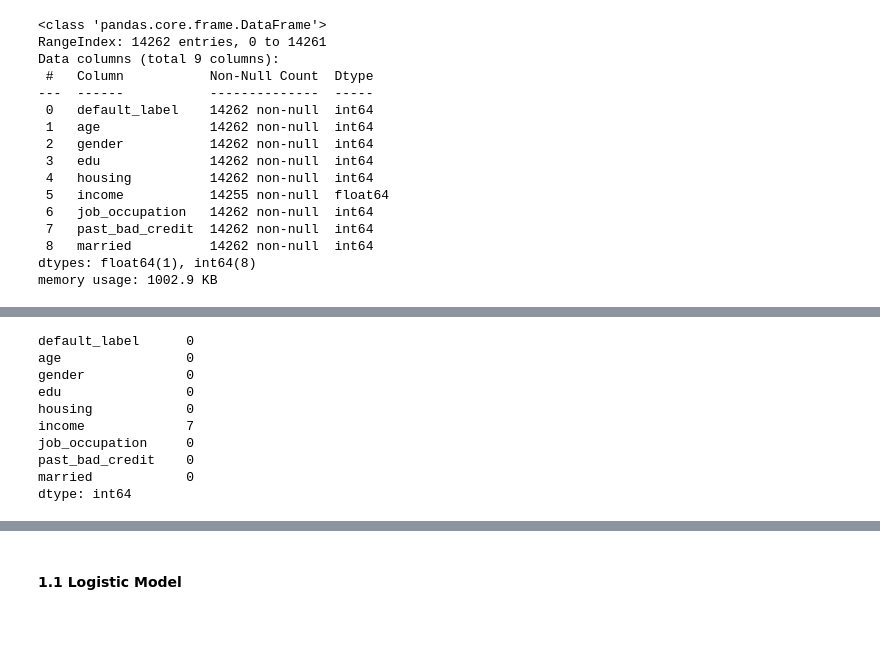
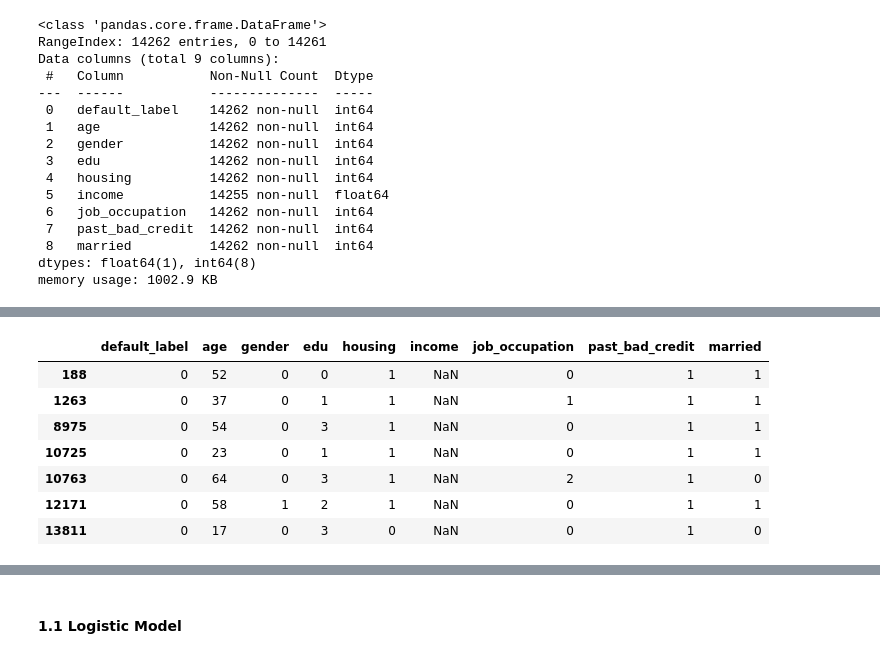
Before and after one commit to yeyechen/HKU-MFIN7034-ML, a Jupyter notebook: coursework_3.ipynb, the cells around one changed output, grey strips where cells are left out. Drawn from its saved outputs; the diff is of its cells as text; code cells hidden in the pictures; blank space fills up the shorter version.

```diff
--- a/coursework_3.ipynb
+++ b/coursework_3.ipynb
@@ -61,18 +64,15 @@ credit_risk_df.describe()
 | 50% | 0.000000 | 42.000000 | 0.000000 | 2.000000 | 1.000000 | 5.565963e+03 | 0.000000 | 1.000000 | 1.000000 |
 | 75% | 0.000000 | 54.000000 | 1.000000 | 2.000000 | 1.000000 | 1.059000e+04 | 1.000000 | 1.000000 | 1.000000 |
 | max | 1.000000 | 9999.000000 | 1.000000 | 4.000000 | 1.000000 | 9.999999e+06 | 2.000000 | 1.000000 | 1.000000 |
-# %%
-print(credit_risk_df.isnull().sum())
-# drop na values
-credit_risk_df.dropna(inplace=True)
-# %% [output]
-default_label      0
-age                0
-gender             0
-edu                0
-housing            0
-income             7
-job_occupation     0
-past_bad_credit    0
-married            0
-dtype: int64
+# %%
+# print out the rows where there exists null values
+credit_risk_df[credit_risk_df.isnull().any(axis=1)]
+# %% [output]
+|  | default_label | age | gender | edu | housing | income | job_occupation | past_bad_credit | married |
+| 188 | 0 | 52 | 0 | 0 | 1 | NaN | 0 | 1 | 1 |
+| 1263 | 0 | 37 | 0 | 1 | 1 | NaN | 1 | 1 | 1 |
+| 8975 | 0 | 54 | 0 | 3 | 1 | NaN | 0 | 1 | 1 |
+| 10725 | 0 | 23 | 0 | 1 | 1 | NaN | 0 | 1 | 1 |
+| 10763 | 0 | 64 | 0 | 3 | 1 | NaN | 2 | 1 | 0 |
+| 12171 | 0 | 58 | 1 | 2 | 1 | NaN | 0 | 1 | 1 |
+| 13811 | 0 | 17 | 0 | 3 | 0 | NaN | 0 | 1 | 0 |
```
Also changed, not shown: parts of 36 cells of this notebook.
